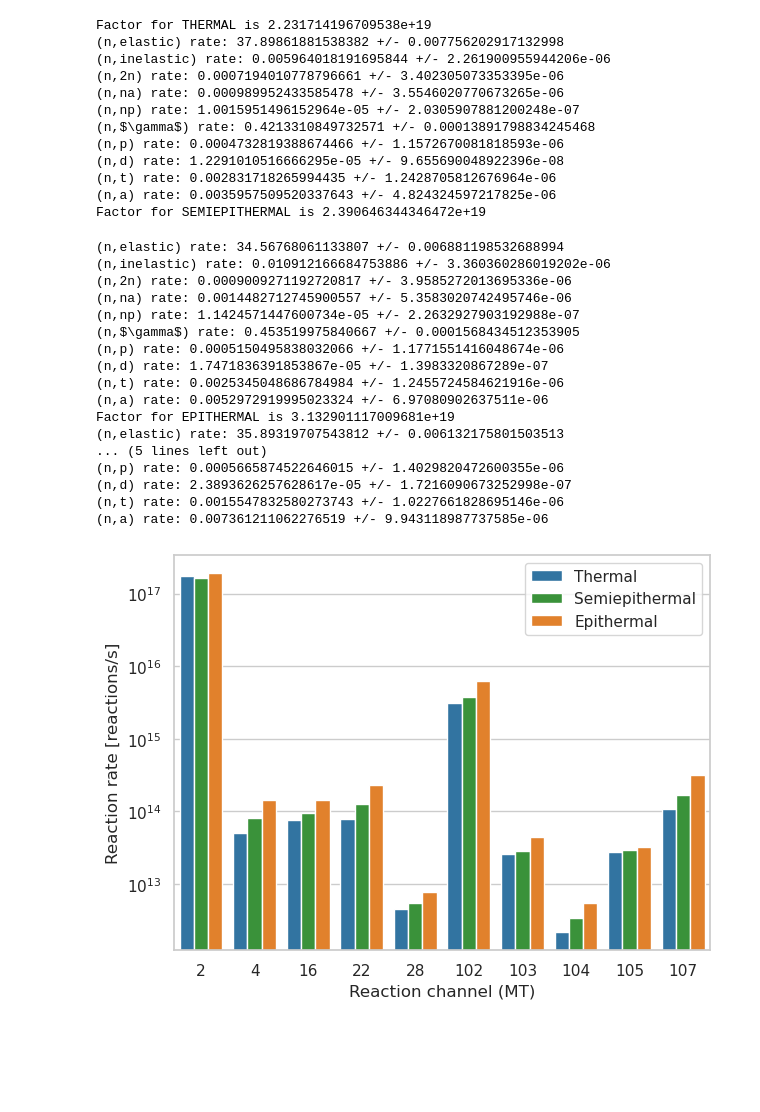
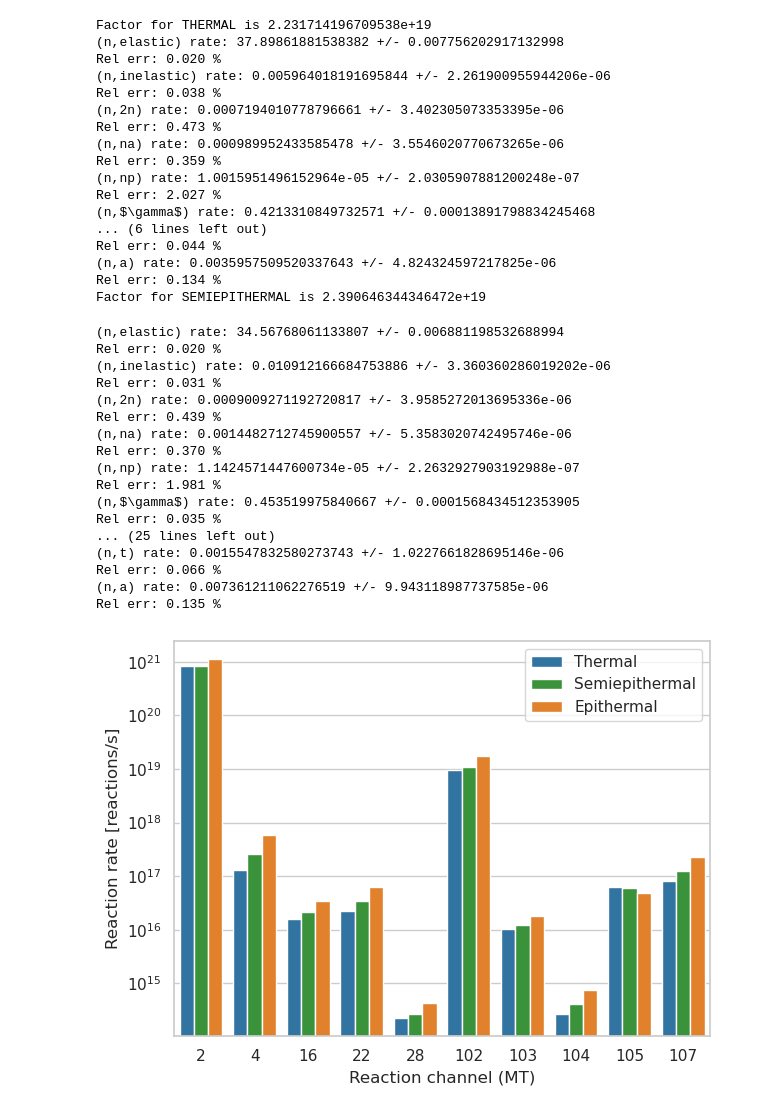
Before and after one commit to Kladdy/master-project, a Jupyter notebook: analysis/runs/R19/plotting/plot.ipynb, the cells around one changed output. Cells and saved outputs as stored; diff of their text form; code cells hidden in the pictures; blank space fills up the shorter version.

```diff
--- a/analysis/runs/R19/plotting/plot.ipynb
+++ b/analysis/runs/R19/plotting/plot.ipynb
@@ -71,44 +71,66 @@ for REACTOR_MODEL, i in results_idx.items():
             "rate": rate*f_factor,
             "rate std": rate_std*f_factor,
         }, ignore_index=True)
 
+        print(f"Rel err: {(rate_std/rate*100):.3f} %")
 
-g = sns.barplot(df, x="MT", y="rate std", hue="REACTOR_MODEL", palette=colors)
+# Add errorbars:
+# https://stackoverflow.com/questions/72352491/how-to-plot-errorbars-on-seaborn-barplot
+# df = pd.DataFrame(df)
+# THEY TURNED OUT TO BE SUPER SMALL... SO NOT WORTH IT
+df['REACTOR_MODEL'] = pd.Categorical(df['REACTOR_MODEL'], df['REACTOR_MODEL'].unique())
+df['MT'] = pd.Categorical(df['MT'], df['MT'].unique())
+df = df.sort_values(['REACTOR_MODEL', 'MT'])
+
+g = sns.barplot(df, x="MT", y="rate", hue="REACTOR_MODEL", palette=colors)
 g.set_yscale("log")
+
 _ = g.set(xlabel="Reaction channel (MT)", ylabel="Reaction rate [reactions/s]")
 ax = plt.gca()
 handles, labels = ax.get_legend_handles_labels()
 ax.legend(handles=handles[0:], labels=labels[0:])
+
+# x_coords = [p.get_x() + 0.5 * p.get_width() for p in g.patches]
+# y_coords = [p.get_height() for p in g.patches]
+# g.errorbar(x=x_coords, y=y_coords, yerr=df["rate std"], fmt="none", c="k", capsize=3)
+
+
+
 plt.tight_layout()
 plt.savefig("reaction_rates_per_MT.pdf")
 # %% [output]
 Factor for THERMAL is 2.231714196709538e+19
 (n,elastic) rate: 37.89861881538382 +/- 0.007756202917132998
+Rel err: 0.020 %
 (n,inelastic) rate: 0.005964018191695844 +/- 2.261900955944206e-06
+Rel err: 0.038 %
 (n,2n) rate: 0.0007194010778796661 +/- 3.402305073353395e-06
+Rel err: 0.473 %
 (n,na) rate: 0.000989952433585478 +/- 3.5546020770673265e-06
+Rel err: 0.359 %
 (n,np) rate: 1.0015951496152964e-05 +/- 2.0305907881200248e-07
+Rel err: 2.027 %
 (n,$\gamma$) rate: 0.4213310849732571 +/- 0.00013891798834245468
-(n,p) rate: 0.0004732819388674466 +/- 1.1572670081818593e-06
-(n,d) rate: 1.2291010516666295e-05 +/- 9.655690048922396e-08
-(n,t) rate: 0.002831718265994435 +/- 1.2428705812676964e-06
+... (6 lines left out)
+Rel err: 0.044 %
 (n,a) rate: 0.0035957509520337643 +/- 4.824324597217825e-06
+Rel err: 0.134 %
 Factor for SEMIEPITHERMAL is 2.390646344346472e+19
 (n,elastic) rate: 34.56768061133807 +/- 0.006881198532688994
+Rel err: 0.020 %
 (n,inelastic) rate: 0.010912166684753886 +/- 3.360360286019202e-06
+Rel err: 0.031 %
 (n,2n) rate: 0.0009009271192720817 +/- 3.9585272013695336e-06
+Rel err: 0.439 %
 (n,na) rate: 0.0014482712745900557 +/- 5.3583020742495746e-06
+Rel err: 0.370 %
 (n,np) rate: 1.1424571447600734e-05 +/- 2.2632927903192988e-07
+Rel err: 1.981 %
 (n,$\gamma$) rate: 0.453519975840667 +/- 0.0001568434512353905
-(n,p) rate: 0.0005150495838032066 +/- 1.1771551416048674e-06
-(n,d) rate: 1.7471836391853867e-05 +/- 1.3983320867289e-07
-(n,t) rate: 0.0025345048686784984 +/- 1.2455724584621916e-06
-(n,a) rate: 0.0052972919995023324 +/- 6.97080902637511e-06
-Factor for EPITHERMAL is 3.132901117009681e+19
-(n,elastic) rate: 35.89319707543812 +/- 0.006132175801503513
-... (5 lines left out)
-(n,p) rate: 0.0005665874522646015 +/- 1.4029820472600355e-06
-(n,d) rate: 2.3893626257628617e-05 +/- 1.7216090673252998e-07
+Rel err: 0.035 %
+... (25 lines left out)
 (n,t) rate: 0.0015547832580273743 +/- 1.0227661828695146e-06
+Rel err: 0.066 %
 (n,a) rate: 0.007361211062276519 +/- 9.943118987737585e-06
+Rel err: 0.135 %
-[figure, old version]
+[figure, new version]
```
Also changed, not shown: 2 other files.
